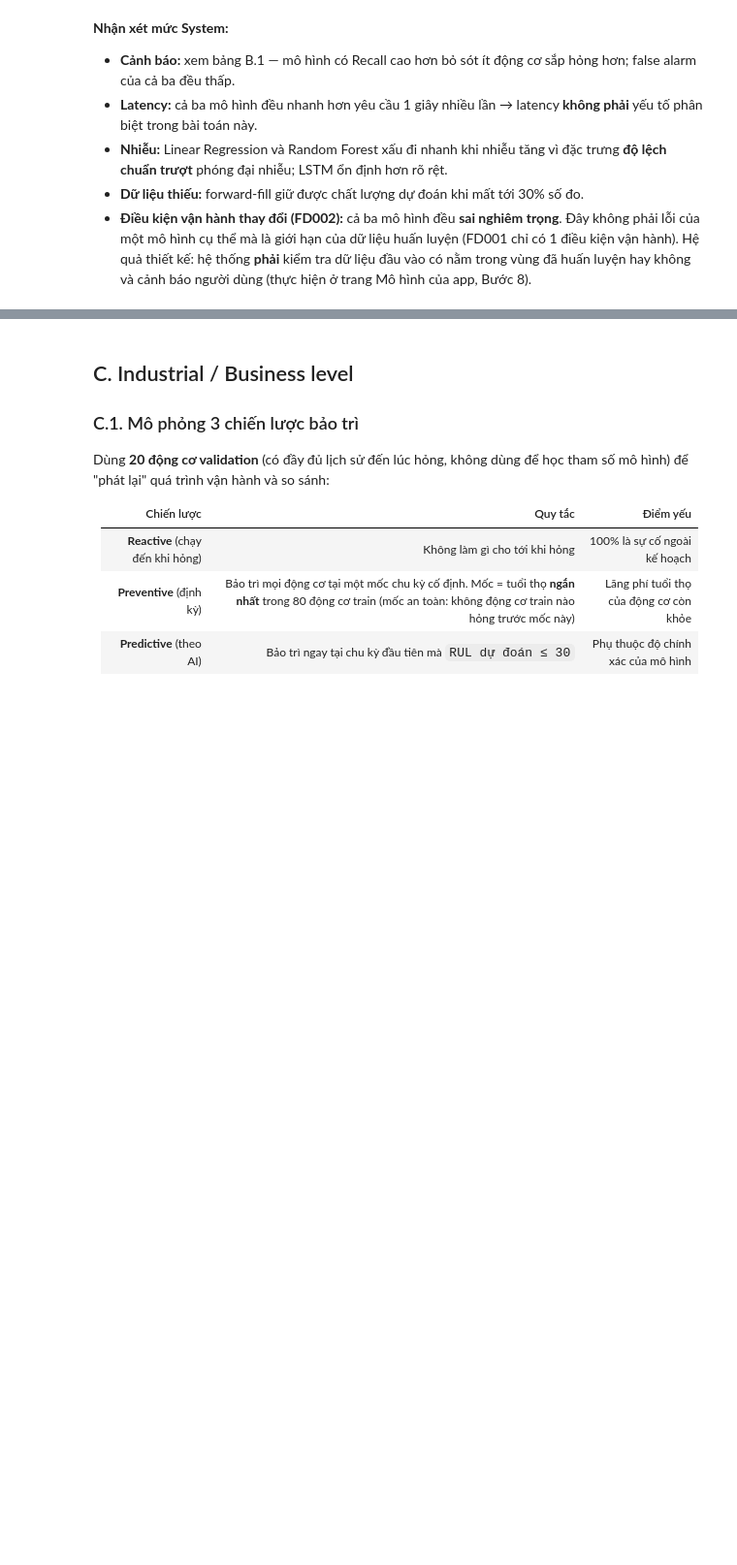
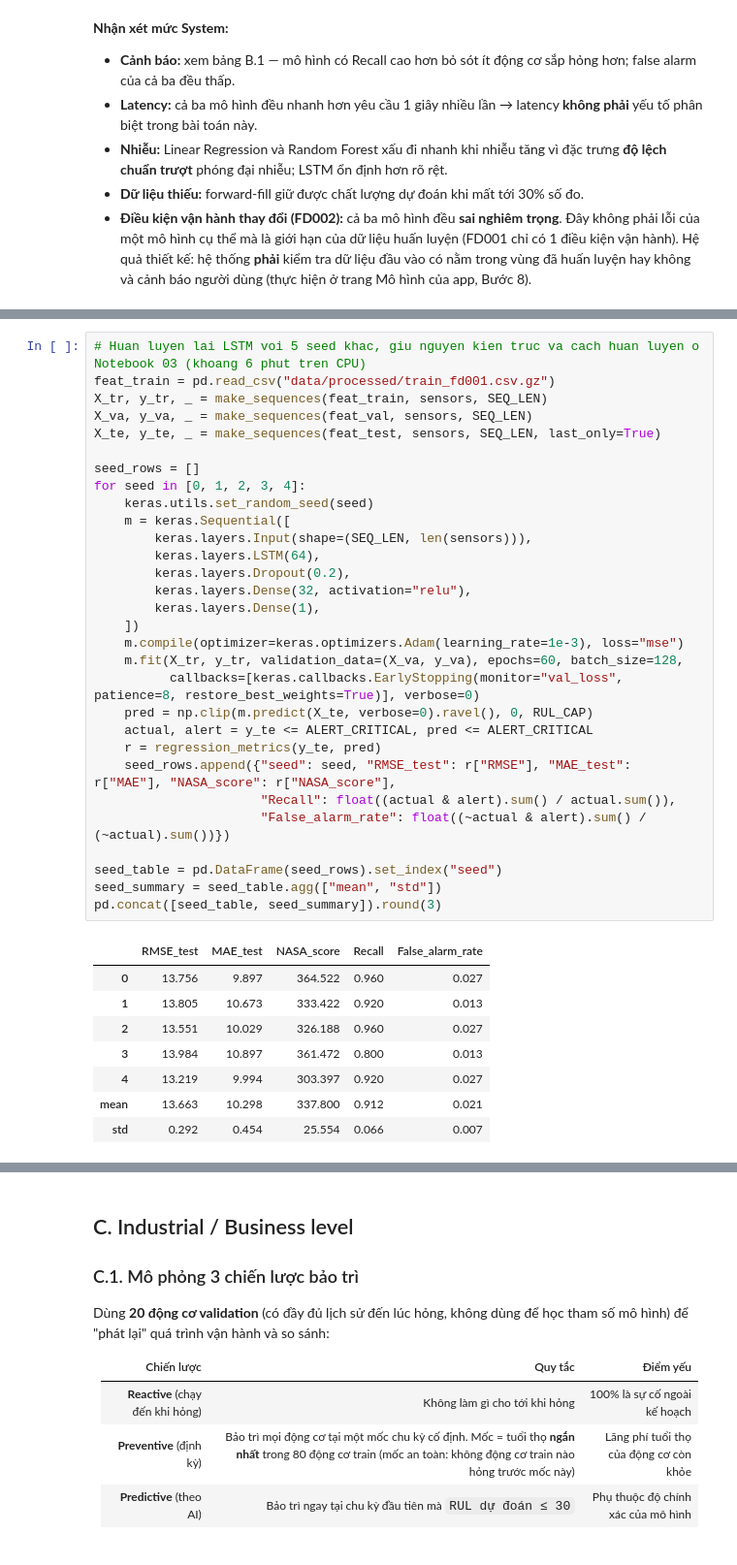
Before and after one commit to duyenphung206-sudo/turbofan-rul-prediction, a Jupyter notebook: notebooks/04_evaluation.ipynb, the cells around one changed output, grey strips where cells are left out. Shown at 97% size. Drawn from its saved outputs; the diff is of its cells as text; blank space fills up the shorter version.

```diff
--- a/notebooks/04_evaluation.ipynb
+++ b/notebooks/04_evaluation.ipynb
@@ -399,0 +457,39 @@ Da luu hinh: reports/figures/04_robustness.png
+# %%
+# Huan luyen lai LSTM voi 5 seed khac, giu nguyen kien truc va cach huan luyen o Notebook 03 (khoang 6 phut tren CPU)
+feat_train = pd.read_csv("data/processed/train_fd001.csv.gz")
+X_tr, y_tr, _ = make_sequences(feat_train, sensors, SEQ_LEN)
+X_va, y_va, _ = make_sequences(feat_val, sensors, SEQ_LEN)
+X_te, y_te, _ = make_sequences(feat_test, sensors, SEQ_LEN, last_only=True)
+
+seed_rows = []
+for seed in [0, 1, 2, 3, 4]:
+    keras.utils.set_random_seed(seed)
+    m = keras.Sequential([
+        keras.layers.Input(shape=(SEQ_LEN, len(sensors))),
+        keras.layers.LSTM(64),
+        keras.layers.Dropout(0.2),
+        keras.layers.Dense(32, activation="relu"),
+        keras.layers.Dense(1),
+    ])
+    m.compile(optimizer=keras.optimizers.Adam(learning_rate=1e-3), loss="mse")
+    m.fit(X_tr, y_tr, validation_data=(X_va, y_va), epochs=60, batch_size=128,
+          callbacks=[keras.callbacks.EarlyStopping(monitor="val_loss", patience=8, restore_best_weights=True)], verbose=0)
+    pred = np.clip(m.predict(X_te, verbose=0).ravel(), 0, RUL_CAP)
+    actual, alert = y_te <= ALERT_CRITICAL, pred <= ALERT_CRITICAL
+    r = regression_metrics(y_te, pred)
+    seed_rows.append({"seed": seed, "RMSE_test": r["RMSE"], "MAE_test": r["MAE"], "NASA_score": r["NASA_score"],
+                      "Recall": float((actual & alert).sum() / actual.sum()),
+                      "False_alarm_rate": float((~actual & alert).sum() / (~actual).sum())})
+
+seed_table = pd.DataFrame(seed_rows).set_index("seed")
+seed_summary = seed_table.agg(["mean", "std"])
+pd.concat([seed_table, seed_summary]).round(3)
+# %% [output]
+|  | RMSE_test | MAE_test | NASA_score | Recall | False_alarm_rate |
+| 0 | 13.756 | 9.897 | 364.522 | 0.960 | 0.027 |
+| 1 | 13.805 | 10.673 | 333.422 | 0.920 | 0.013 |
+| 2 | 13.551 | 10.029 | 326.188 | 0.960 | 0.027 |
+| 3 | 13.984 | 10.897 | 361.472 | 0.800 | 0.013 |
+| 4 | 13.219 | 9.994 | 303.397 | 0.920 | 0.027 |
+| mean | 13.663 | 10.298 | 337.800 | 0.912 | 0.021 |
+| std | 0.292 | 0.454 | 25.554 | 0.066 | 0.007 |
```
Also changed, not shown: parts of 12 cells of this notebook, 3 other files.
